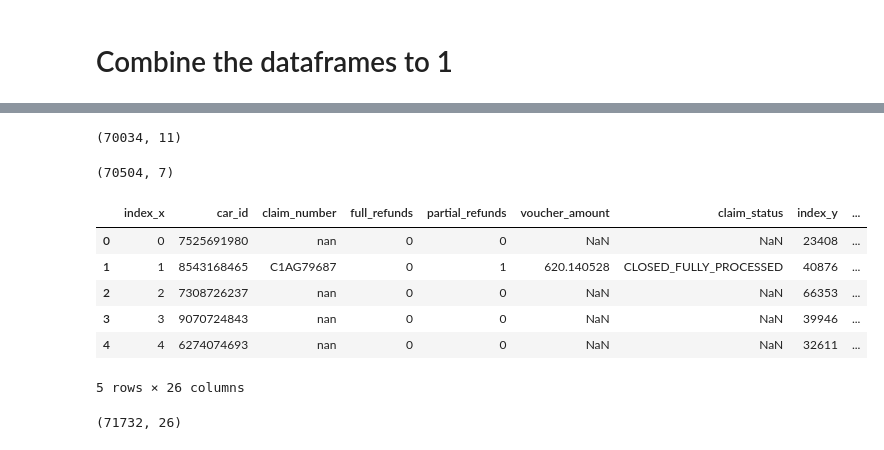
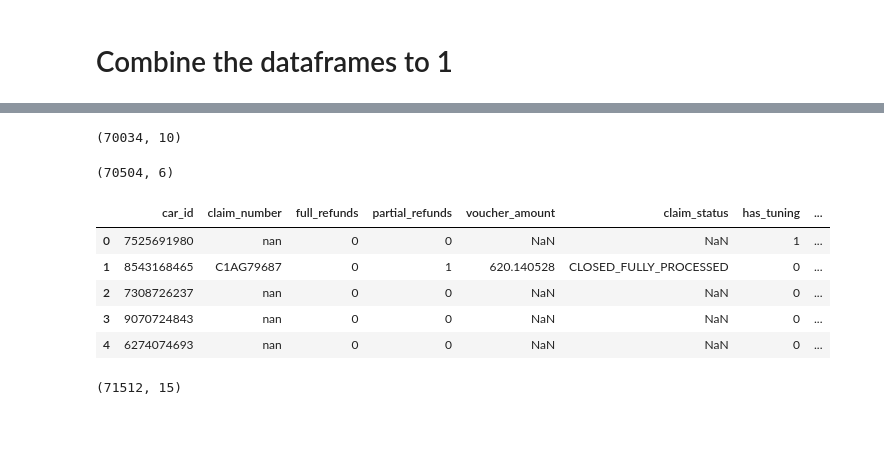
Before and after one commit to dileepsathyan/assignments, a Jupyter notebook: Vroom Virtusa/Vroom Virtusa Assignment.ipynb, the cells around one changed output, grey strips where cells are left out. Saved outputs shown, nothing was run; the diff lists cells and outputs as text; code cells hidden in the pictures.

```diff
--- a/Vroom Virtusa/Vroom Virtusa Assignment.ipynb
+++ b/Vroom Virtusa/Vroom Virtusa Assignment.ipynb
@@ -146,7 +154,7 @@ df_car_details['car_id_details'] = df_car_details['car_id_details'].astype('str'
 df_car_details.rename(columns={'car_id_details': 'car_id'}, inplace=True)
 
 # Reset index
-df_car_details.reset_index(inplace=True)
+df_car_details.reset_index(drop=True, inplace=True)
 
 df_car_details.info()
 # %% [output]
@@ -205,7 +221,7 @@ df_car_claims['claim_number'] = df_car_claims['claim_number'].astype('str')
 df_car_claims.rename(columns={'car_id_claims': 'car_id'}, inplace=True)
 
 # Reset index
-df_car_claims.reset_index(inplace=True)
+df_car_claims.reset_index(drop=True, inplace=True)
 
 df_car_claims.info()
 # %% [output]
@@ -232,24 +256,23 @@ df_car_sales.shape
 # %%
 df_car_details.shape
 # %% [output]
-(70034, 11)
+(70034, 10)
 # %%
 df_car_claims.shape
 # %% [output]
-(70504, 7)
+(70504, 6)
 # %%
-df_merged = pd.merge(df_car_claims, df_car_details, how='inner', on='car_id')
-df_merged = pd.merge(df_merged, df_car_sales, how='inner', on='car_id')
+df_merged = pd.merge(df_car_claims, df_car_details, how='left', on='car_id')
+# df_merged = pd.merge(df_merged, df_car_sales, how='inner', on='car_id')
 df_merged.head()
 # %% [output]
-|  | index_x | car_id | claim_number | full_refunds | partial_refunds | voucher_amount | claim_status | index_y | ... |
-| 0 | 0 | 7525691980 | nan | 0 | 0 | NaN | NaN | 23408 | ... |
-| 1 | 1 | 8543168465 | C1AG79687 | 0 | 1 | 620.140528 | CLOSED_FULLY_PROCESSED | 40876 | ... |
-| 2 | 2 | 7308726237 | nan | 0 | 0 | NaN | NaN | 66353 | ... |
-| 3 | 3 | 9070724843 | nan | 0 | 0 | NaN | NaN | 39946 | ... |
-| 4 | 4 | 6274074693 | nan | 0 | 0 | NaN | NaN | 32611 | ... |
+|  | car_id | claim_number | full_refunds | partial_refunds | voucher_amount | claim_status | has_tuning | ... |
+| 0 | 7525691980 | nan | 0 | 0 | NaN | NaN | 1 | ... |
+| 1 | 8543168465 | C1AG79687 | 0 | 1 | 620.140528 | CLOSED_FULLY_PROCESSED | 0 | ... |
+| 2 | 7308726237 | nan | 0 | 0 | NaN | NaN | 0 | ... |
+| 3 | 9070724843 | nan | 0 | 0 | NaN | NaN | 0 | ... |
+| 4 | 6274074693 | nan | 0 | 0 | NaN | NaN | 0 | ... |
-5 rows × 26 columns
 # %%
 df_merged.shape
 # %% [output]
-(71732, 26)
+(71512, 15)
```
Also changed, not shown: parts of 10 cells of this notebook.
